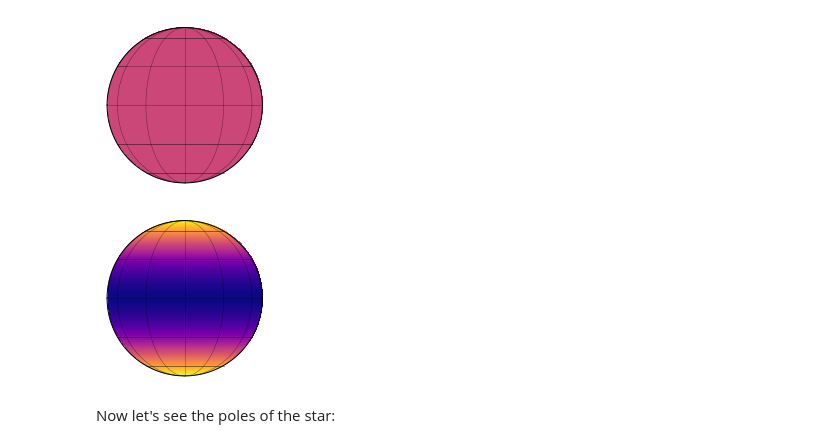
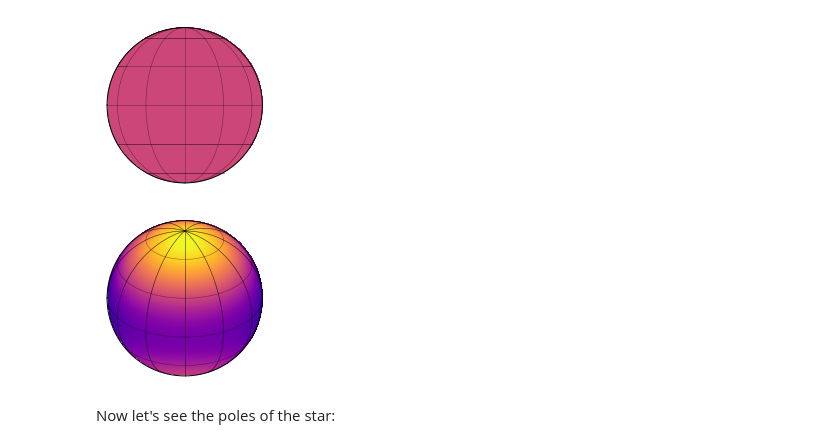
Before and after one commit to shashankdholakia/gravity-dark, a Jupyter notebook: Spherical Harmonics and Von Zeipel Law.ipynb, the cells around one changed output. Drawn from its saved outputs; the diff is of its cells as text; code cells hidden in the pictures.

Commit message:
fixed computation of coeffs

```diff
--- a/Spherical Harmonics and Von Zeipel Law.ipynb
+++ b/Spherical Harmonics and Von Zeipel Law.ipynb
@@ -202,6 +209,8 @@ def Coefficient(expression, term):
     """Return the coefficient multiplying `term` in `expression`."""
     # Get the coefficient
     coeff = expression.coeff(term)
+    if term==1:
+        coeff = expression.subs(sqrt(1 - x ** 2 - y ** 2), 0).subs(x, 0).subs(y, 0)
     # Set any non-constants in this coefficient to zero. If the coefficient
     # is not a constant, this is not the term we are interested in!
     coeff = coeff.subs(sqrt(1 - x ** 2 - y ** 2), 0).subs(x, 0).subs(y, 0)
@@ -349,5 +358,5 @@ $\displaystyle \left[\begin{matrix}\frac{\pi \left(8 \beta \left(2 \beta - 1\rig
 # %%
-ycoeffs = ycoeffs.subs([(alpha,((-2*omega**2/(G**2*M**2) + omega**4/(G**4*M**4))))])
+ycoeffs = ycoeffs.subs([(alpha,(-2*omega**2 + omega**4))])
 # %% [markdown]
 **If all was done correctly, this should be the spherical harmonic expansion of gravity darkening to 2nd order!**
 
@@ -374,14 +380,14 @@ map0.show()
 # %%
 arr = []
 for i in ycoeffs:
-    arr.append(float(i.evalf(subs={G:1, M:1, omega:0.6,beta:0.22}))) #use G=1, M=1, omegaa = 0.60
+    arr.append(float(i.evalf(subs={omega:0.6,beta:0.22}))) #omegaa = 0.60
 arr = np.array(arr)
-map0[1:,:] = arr[1:]/arr[0]
+map0[1:,:] = arr[1:]
 
 map0.rotate(axis=[1,0,0],theta=90)
 map0.show()
 # %% [output]
-[figure, old version]
+[figure, new version]
 # %% [markdown]
 Now let's see the poles of the star:
 # %%
```
Also changed, not shown: parts of 20 cells of this notebook, 1 other file.
